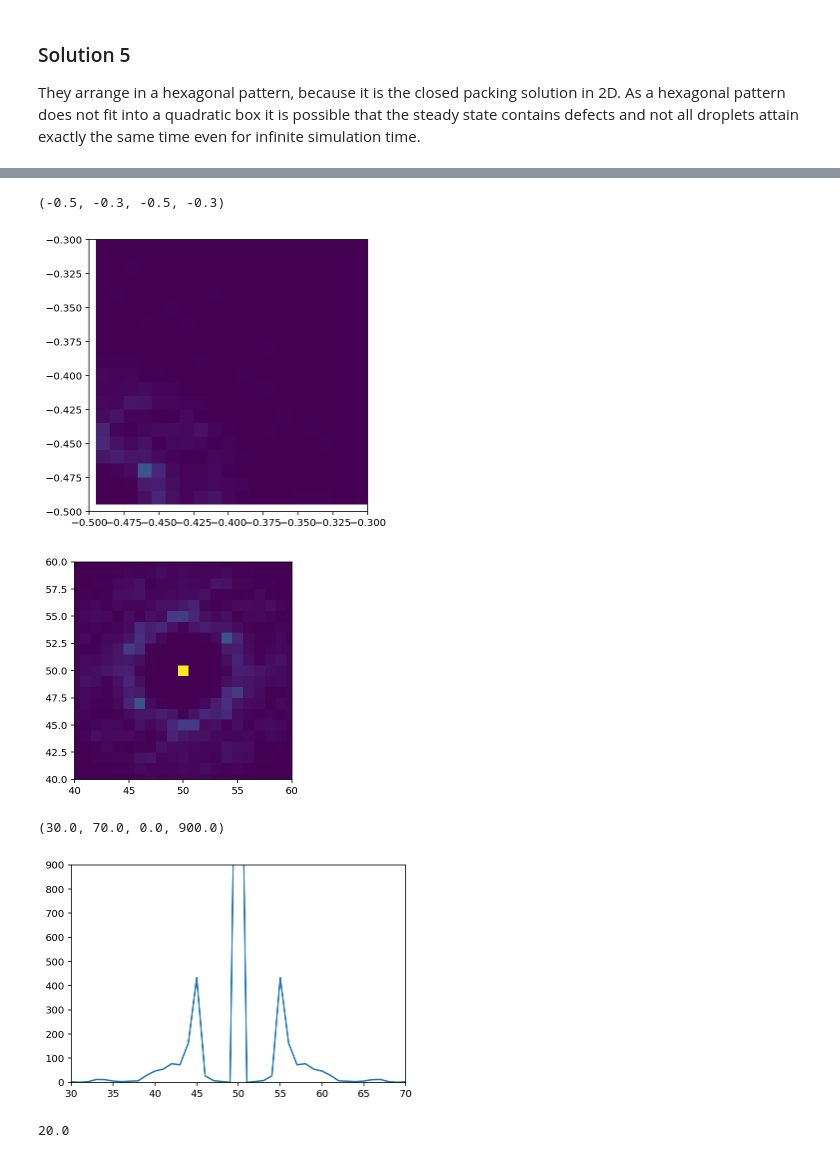
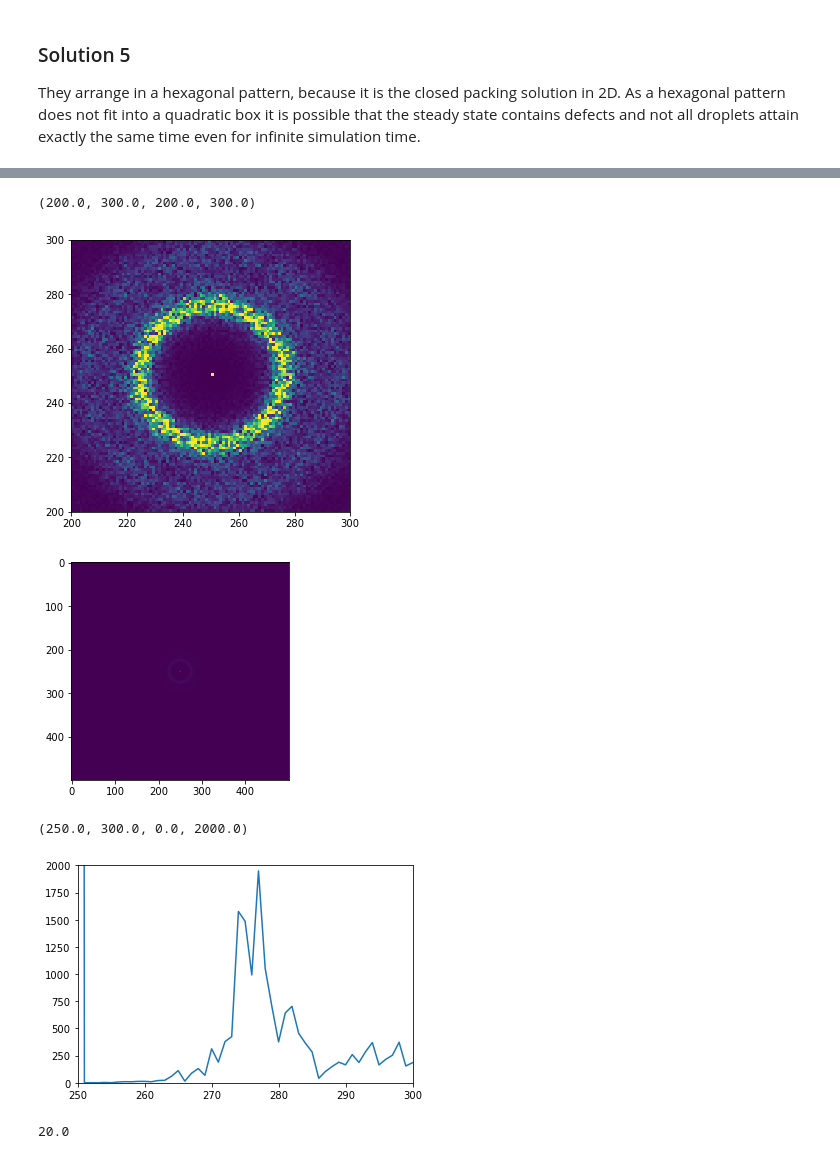
Before and after one commit to zwicker-group/tutorial-pattern-formation-in-cells, a Jupyter notebook: 05_non-ideal-reaction-diffusion.ipynb, the cells around one changed output, grey strips where cells are left out. Saved outputs shown, nothing was run; the diff lists cells and outputs as text; code cells hidden in the pictures.

```diff
--- a/05_non-ideal-reaction-diffusion.ipynb
+++ b/05_non-ideal-reaction-diffusion.ipynb
@@ -230,8 +241,10 @@ They arrange in a hexagonal pattern, because it is the closed packing solution i
 k = 2.e-2
 D = 2
 c0 = 0.25
-print(np.sqrt(D/k))
+w=1
+ell = np.sqrt(D/k)
+ellsq = D/k
 
-eq2 = pde.PDE({'c': f'laplace(2 * c * (1 - c) * (1 - 2*c) - 2*laplace(c)) - {k} * (c - {c0})'})
+eq2 = pde.PDE({'c': f'laplace(c * (1 - c) * (1 - 2*c) - laplace(c)) - {w}*{w}/{ellsq} * (c - {c0})'})
 eq2.expressions
 # %% [output]
@@ -283,27 +387,26 @@ plt.hist(volumes)
 # %%
 from scipy.fftpack import fft2, fftfreq, fftshift
 f1 = np.abs(fftshift(fft2(final_state.data)))
 f2 = fft2(final_state.data)
 kx, ky = fftfreq(100,1), fftfreq(100,1)
 x,y = np.meshgrid(kx,ky)
 plt.figure(figsize=(5,5))
-plt.pcolormesh(x,y,f1)
-plt.axis([-0.5,-0.3,-0.5,-0.3])
+plt.pcolormesh(f1,vmin=0,vmax=2000)
+plt.axis([200,300,200,300])
 # %% [output]
-(-0.5, -0.3, -0.5, -0.3)
+(200.0, 300.0, 200.0, 300.0)
-[figure, old version]
+[figure, new version]
 # %%
-plt.imshow(np.abs(f1))
-plt.axis([40,60,40,60])
+plt.imshow(f1)
+#plt.axis([40,60,40,60])
 plt.show()
 plt.close()
-plt.plot(np.abs(f1)[:,50])
-#plt.plot(np.abs(f1)[50])
-plt.axis([30,70,0,900])
+plt.plot(f1[:,250])
+plt.axis([250,300,0,2000])
 # %% [output]
-[figure, old version]
+[figure, new version]
-(30.0, 70.0, 0.0, 900.0)
+(250.0, 300.0, 0.0, 2000.0)
-[figure, old version]
+[figure, new version]
 # %%
 print(1/0.05)
 # %% [output]
```
Also changed, not shown: parts of 30 cells of this notebook.
